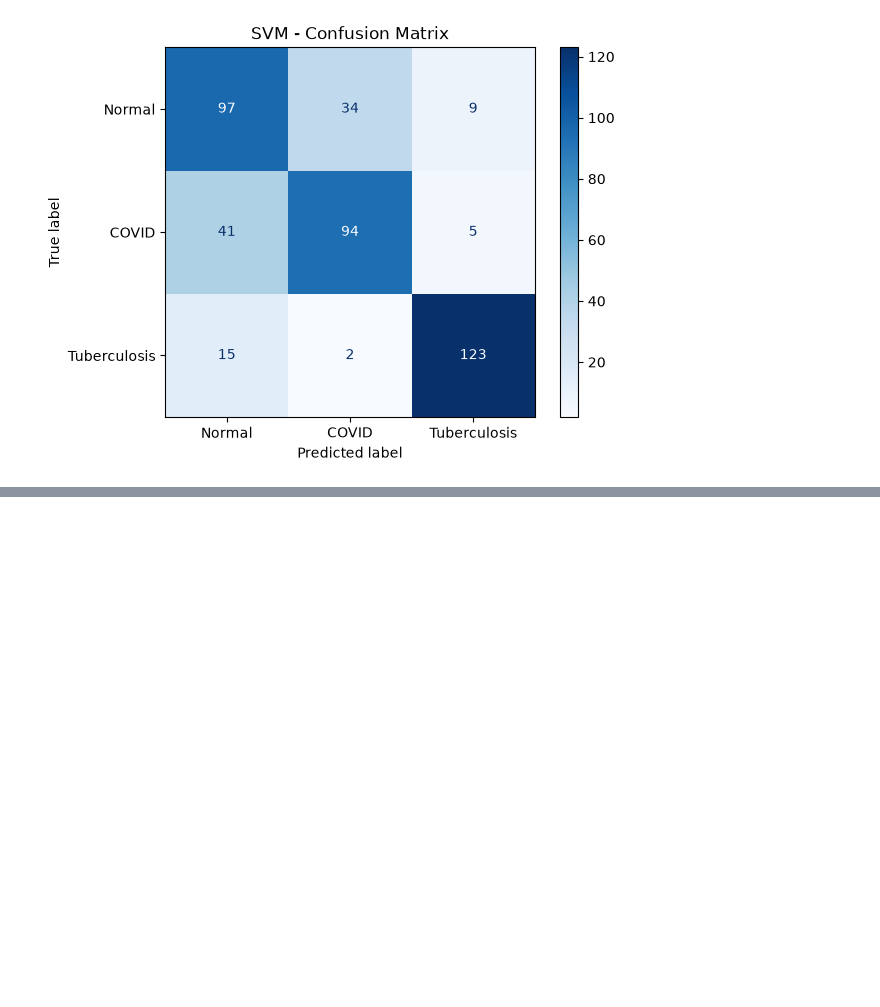
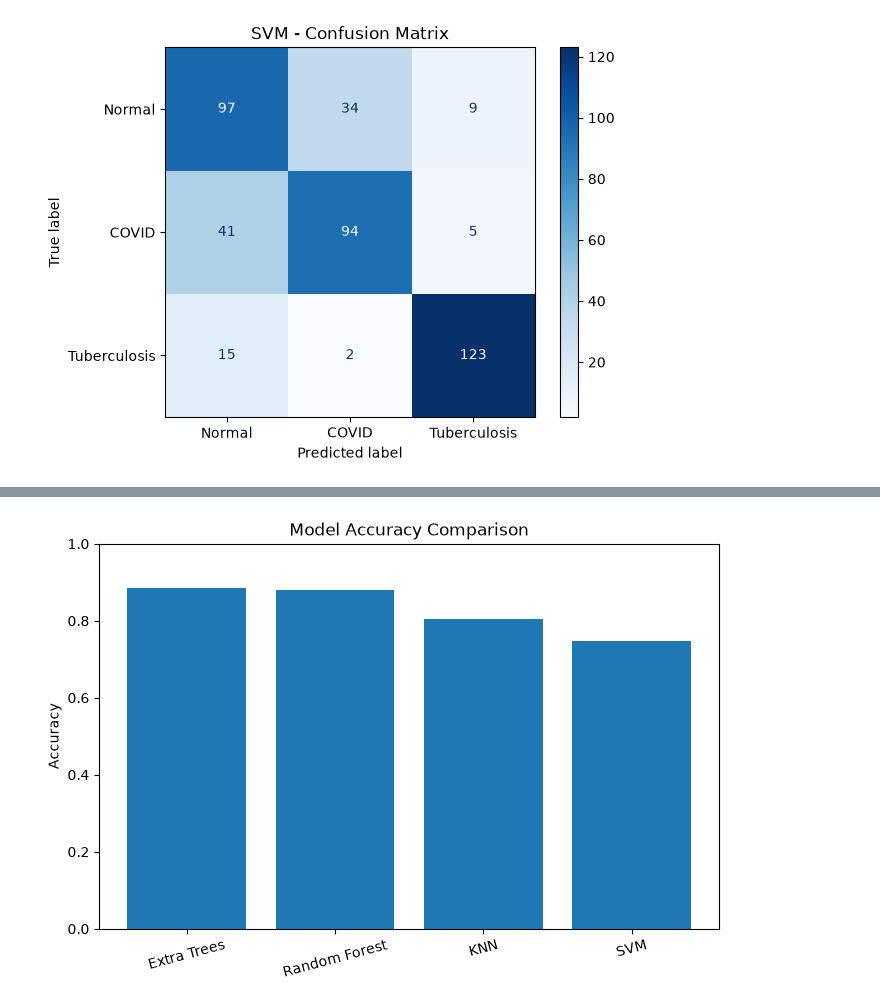
Before and after one commit to Tarek-Radi/lung-disease-classification, a Jupyter notebook: notebooks/01_lung_disease_classification.ipynb, the cells around one changed output, grey strips where cells are left out. Cells and saved outputs as stored; diff of their text form; code cells hidden in the pictures; blank space fills up the shorter version.

```diff
--- a/notebooks/01_lung_disease_classification.ipynb
+++ b/notebooks/01_lung_disease_classification.ipynb
@@ -515,3 +515,12 @@ Tuberculosis       0.90      0.88      0.89       140
    macro avg       0.75      0.75      0.75       420
 weighted avg       0.75      0.75      0.75       420
 [figure]
+# %%
+results_df = pd.DataFrame(results)
+
+results_df = results_df.sort_values(
+    by="Accuracy",
+    ascending=False
+).reset_index(drop=True)
+
+results_df
@@ -517,0 +533,17 @@ weighted avg       0.75      0.75      0.75       420
+# %%
+plt.figure(figsize=(8, 5))
+
+plt.bar(
+    results_df["Model"],
+    results_df["Accuracy"]
+)
+
+plt.title("Model Accuracy Comparison")
+plt.ylabel("Accuracy")
+plt.ylim(0, 1)
+
+plt.xticks(rotation=15)
+
+plt.show()
+# %% [output]
+[figure, added]
```
Also changed, not shown: parts of 1 cell of this notebook.
